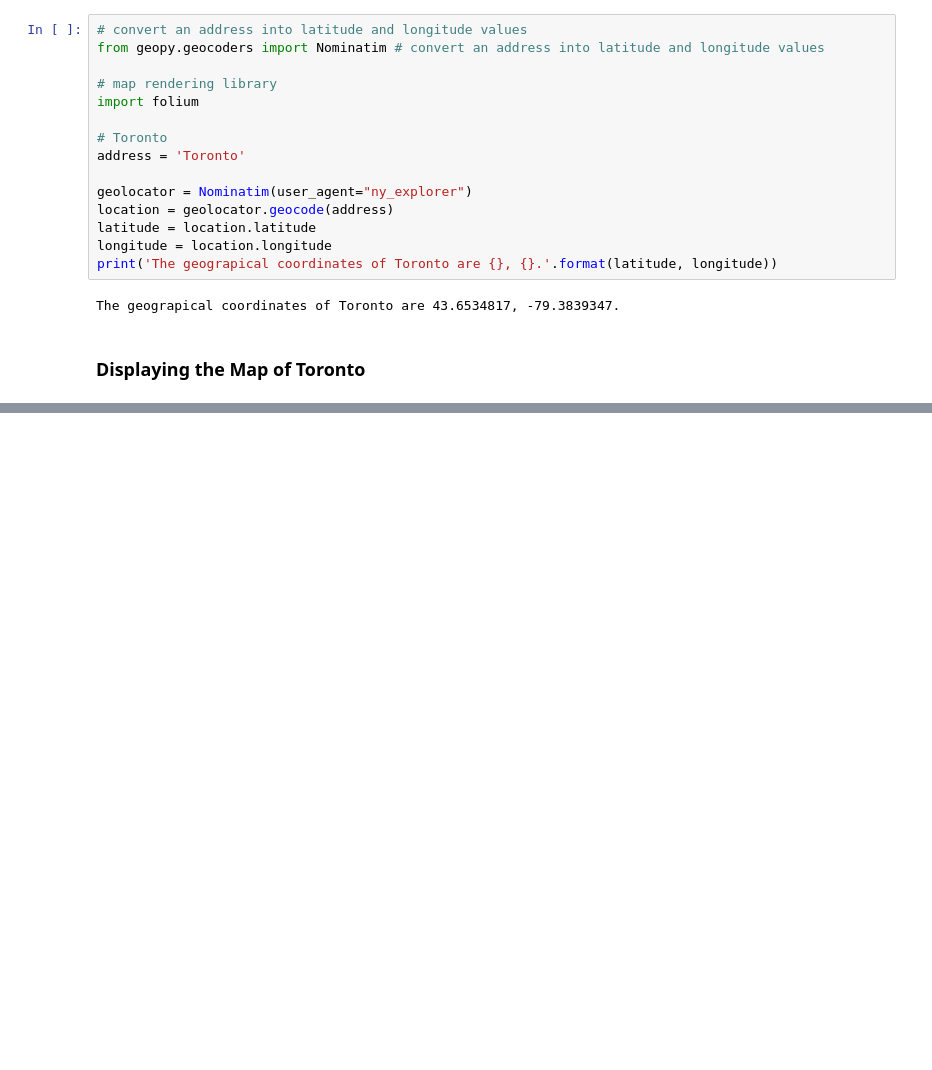
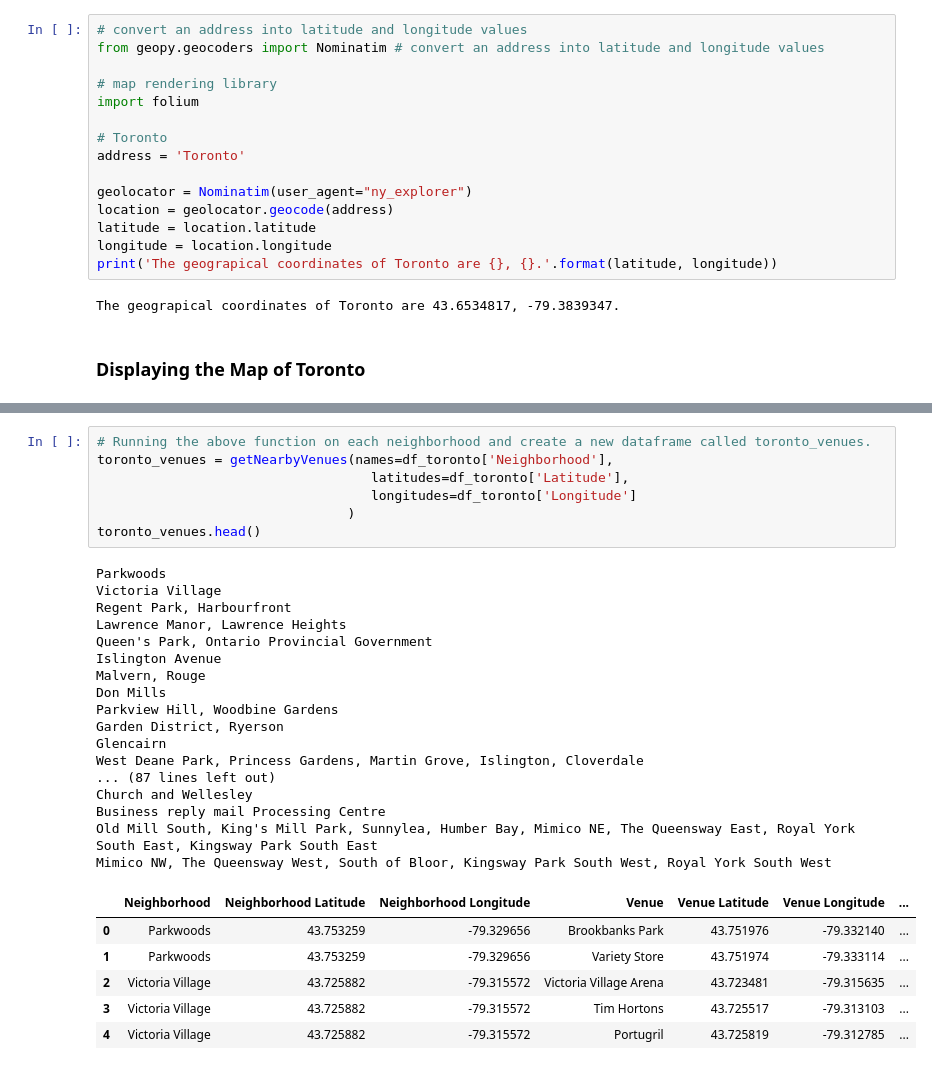
Before and after one commit to DavidVN-cg/Segmenting_and_clustering_neighborhoods-toronto, a Jupyter notebook: Segmenting_clustering_neighborhoods_toronto.ipynb, the cells around one changed output, grey strips where cells are left out. Saved outputs shown, nothing was run; the diff lists cells and outputs as text; blank space fills up the shorter version.

```diff
--- a/Segmenting_clustering_neighborhoods_toronto.ipynb
+++ b/Segmenting_clustering_neighborhoods_toronto.ipynb
@@ -173,0 +238,31 @@ map_toronto
+# %%
+# Running the above function on each neighborhood and create a new dataframe called toronto_venues.
+toronto_venues = getNearbyVenues(names=df_toronto['Neighborhood'],
+                                   latitudes=df_toronto['Latitude'],
+                                   longitudes=df_toronto['Longitude']
+                                )
+toronto_venues.head()
+# %% [output]
+Parkwoods
+Victoria Village
+Regent Park, Harbourfront
+Lawrence Manor, Lawrence Heights
+Queen's Park, Ontario Provincial Government
+Islington Avenue
+Malvern, Rouge
+Don Mills
+Parkview Hill, Woodbine Gardens
+Garden District, Ryerson
+Glencairn
+West Deane Park, Princess Gardens, Martin Grove, Islington, Cloverdale
+... (87 lines left out)
+Church and Wellesley
+Business reply mail Processing Centre
+Old Mill South, King's Mill Park, Sunnylea, Humber Bay, Mimico NE, The Queensway East, Royal York South East, Kingsway Park South East
+Mimico NW, The Queensway West, South of Bloor, Kingsway Park South West, Royal York South West
+|  | Neighborhood | Neighborhood Latitude | Neighborhood Longitude | Venue | Venue Latitude | Venue Longitude | ... |
+| 0 | Parkwoods | 43.753259 | -79.329656 | Brookbanks Park | 43.751976 | -79.332140 | ... |
+| 1 | Parkwoods | 43.753259 | -79.329656 | Variety Store | 43.751974 | -79.333114 | ... |
+| 2 | Victoria Village | 43.725882 | -79.315572 | Victoria Village Arena | 43.723481 | -79.315635 | ... |
+| 3 | Victoria Village | 43.725882 | -79.315572 | Tim Hortons | 43.725517 | -79.313103 | ... |
+| 4 | Victoria Village | 43.725882 | -79.315572 | Portugril | 43.725819 | -79.312785 | ... |
```
Also changed, not shown: parts of 25 cells of this notebook.
